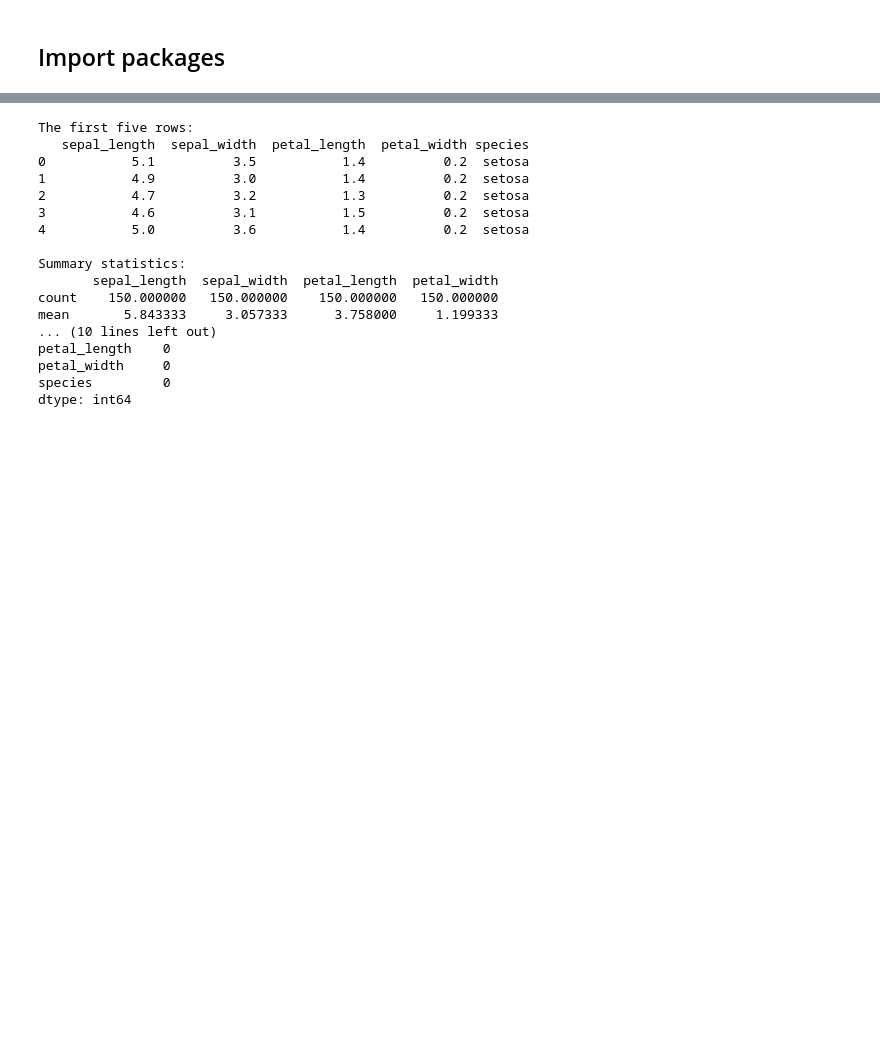
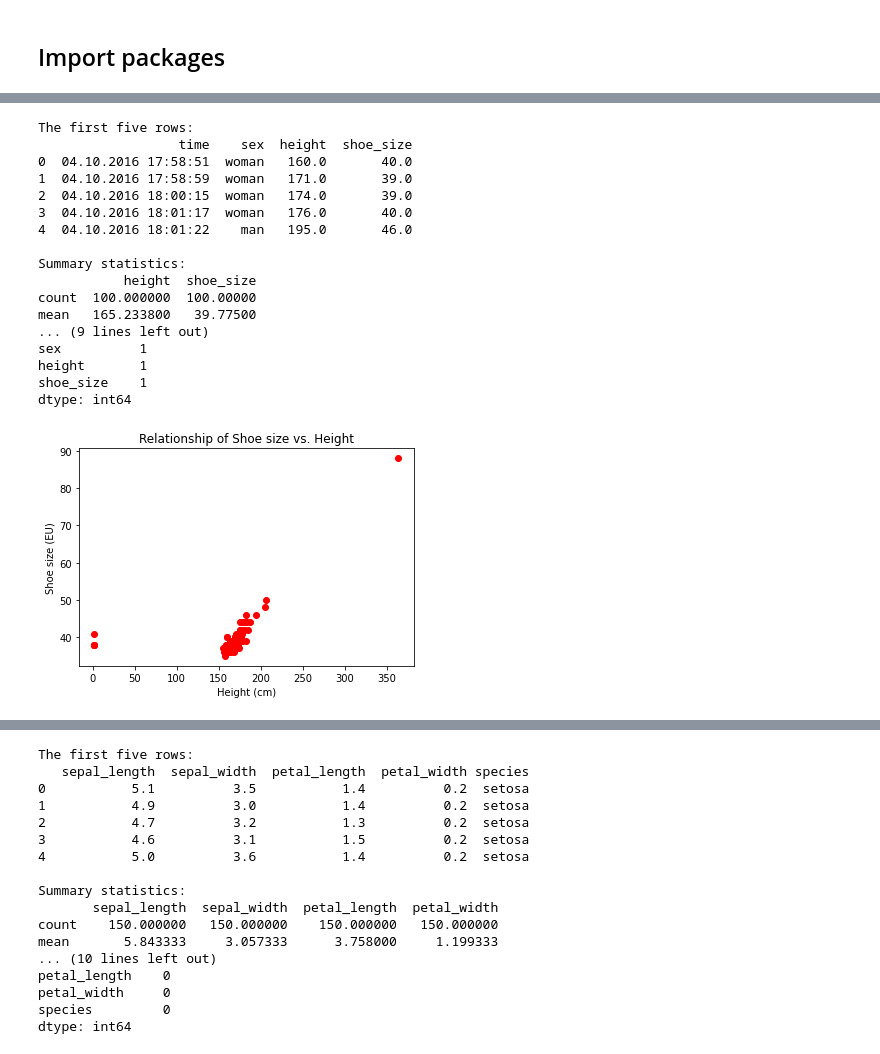
Before and after one commit to doniobidov/data_science, a Jupyter notebook: Big Data Analytics/Tutorial_supervised_and_unsupervised_learning.ipynb, the cells around one changed output, grey strips where cells are left out. Drawn from its saved outputs; the diff is of its cells as text; code cells hidden in the pictures; blank space fills up the shorter version.

```diff
--- a/Big Data Analytics/Tutorial_supervised_and_unsupervised_learning.ipynb
+++ b/Big Data Analytics/Tutorial_supervised_and_unsupervised_learning.ipynb
@@ -12,0 +27,35 @@ from sklearn.metrics import accuracy_score
+# %%
+# Load the dataframe
+df = pd.read_csv('Shoe_size.csv')
+
+# Let's get more familiar with our data
+print(f'The first five rows: \n{df.head()} \n')
+print(f'Summary statistics: \n{df.describe()} \n')
+print(f'Missing values: \n{df.isnull().sum()} \n')
+
+# Let's visualize our data
+x = df['height']
+y = df['shoe_size']
+plt.scatter(x, y, color = 'red')
+plt.xlabel('Height (cm)')
+plt.ylabel('Shoe size (EU)')
+plt.title('Relationship of Shoe size vs. Height');
+# %% [output]
+The first five rows:
+                  time    sex  height  shoe_size
+0  04.10.2016 17:58:51  woman   160.0       40.0
+1  04.10.2016 17:58:59  woman   171.0       39.0
+2  04.10.2016 18:00:15  woman   174.0       39.0
+3  04.10.2016 18:01:17  woman   176.0       40.0
+4  04.10.2016 18:01:22    man   195.0       46.0
+
+Summary statistics:
+           height  shoe_size
+count  100.000000  100.00000
+mean   165.233800   39.77500
+... (9 lines left out)
+sex          1
+height       1
+shoe_size    1
+dtype: int64
+[figure, added]
```
Also changed, not shown: parts of 19 cells of this notebook.
